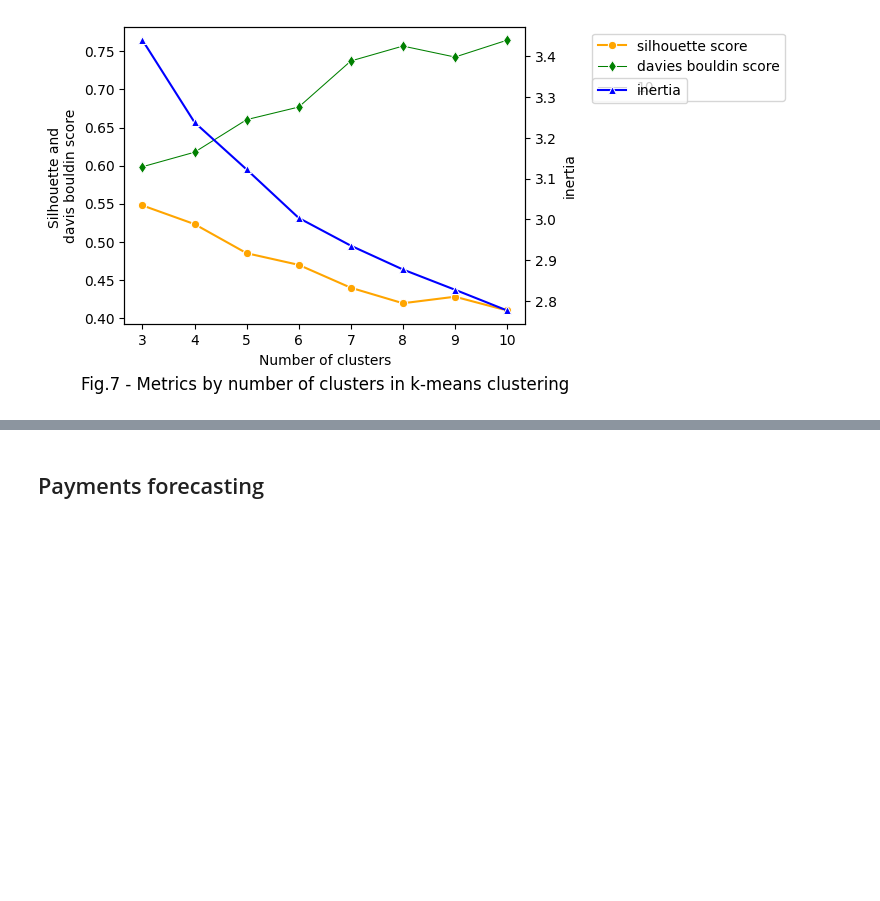
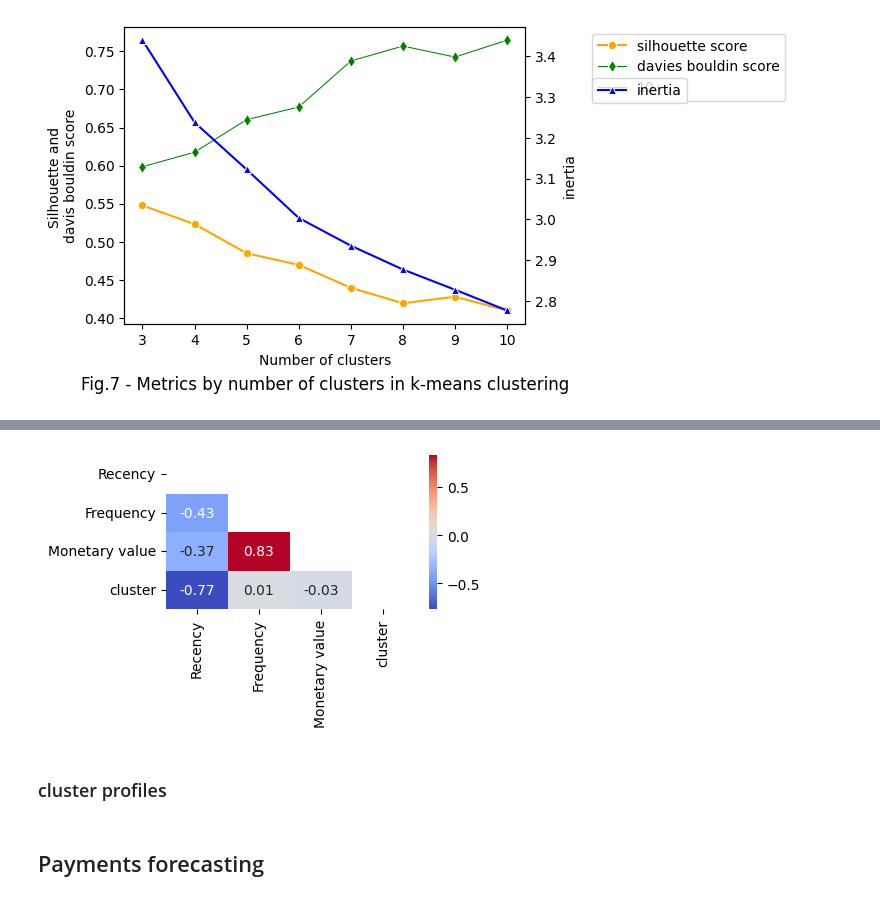
Before and after one commit to Alex1iv/web_shop_customers_segmentation, a Jupyter notebook: notebooks/webshop_segmentation.ipynb, the cells around one changed output, grey strips where cells are left out. Drawn from its saved outputs; the diff is of its cells as text; code cells hidden in the pictures; blank space fills up the shorter version.

```diff
--- a/notebooks/webshop_segmentation.ipynb
+++ b/notebooks/webshop_segmentation.ipynb
@@ -1026,38 +738,0 @@ The Fig.5 represents the customer segmentation using the K-means algorythm. The
-# %%
-def get_db_score(cluster_num:int, X:pd.DataFrame)->pd.DataFrame:
-    """Calculate the extent of cluster uniqueness by the davies_bouldin_score
-
-    Args:
-        cluster_num (int): number of clusters for estimation
-        X (pd.DataFrame): feature matrix
-
-    Returns:
-        float: davies_bouldin_score
-    """
-    kmeans =  KMeans(n_clusters=cluster_num, n_init=10, random_state=random_state)
-    kmeans.fit_predict(X)
-    return davies_bouldin_score(X, kmeans.labels_)
-
-# empty dict to store Davies Bouldin indexes and numbers of clusters
-db_res = {"db_score": [], "cluster": []}
-
-
-for cluster_num in range(2, 10):
-    db_res["db_score"].append(get_db_score(cluster_num, X_scaled))
-    db_res["cluster"].append(cluster_num)
-
-
-db_df = pd.DataFrame(db_res)
-
-fig, ax = plt.subplots(figsize = (6, 4))
-
-sns.lineplot(data=db_df, x="cluster", y="db_score", marker= "o",ax=ax)
-
-minor_ticks = np.arange(2, 10, 0.5)
-major_ticks = np.arange(2, 10, 1)
-ax.set_xticks(minor_ticks, minor=True)
-ax.grid(which='major', alpha=0.9)
-ax.set_ylabel('Davies Bouldin index')
-ax.set_xlabel('Number of clusters')
-ax.set_title('Kmeans cluster similarity by the Davies Bouldin index', y=-0.25);
-#ax.grid(which='minor', alpha=0.2);
@@ -1122,0 +758,8 @@ plt.tight_layout()
+# %%
+fig = plt.figure(figsize=(4, 2))
+
+matrix = np.triu(RFM_scaled.corr())
+fig = sns.heatmap(RFM_scaled.corr(), annot=True, fmt='.02f', cmap= 'coolwarm', mask=matrix) #, vmin=-1, vmax=1, center= 0
+ax.set_title('Fig. - Correlation heatmap', y=-0.15, fontsize=16);
+# %% [output]
+[figure, added]
@@ -1123,3 +790,5 @@ plt.tight_layout()
+# %% [markdown]
+### cluster profiles
 # %% [markdown]
 ## Payments forecasting
 # %% [markdown]
```
Also changed, not shown: parts of 48 cells of this notebook, 1 other file.
